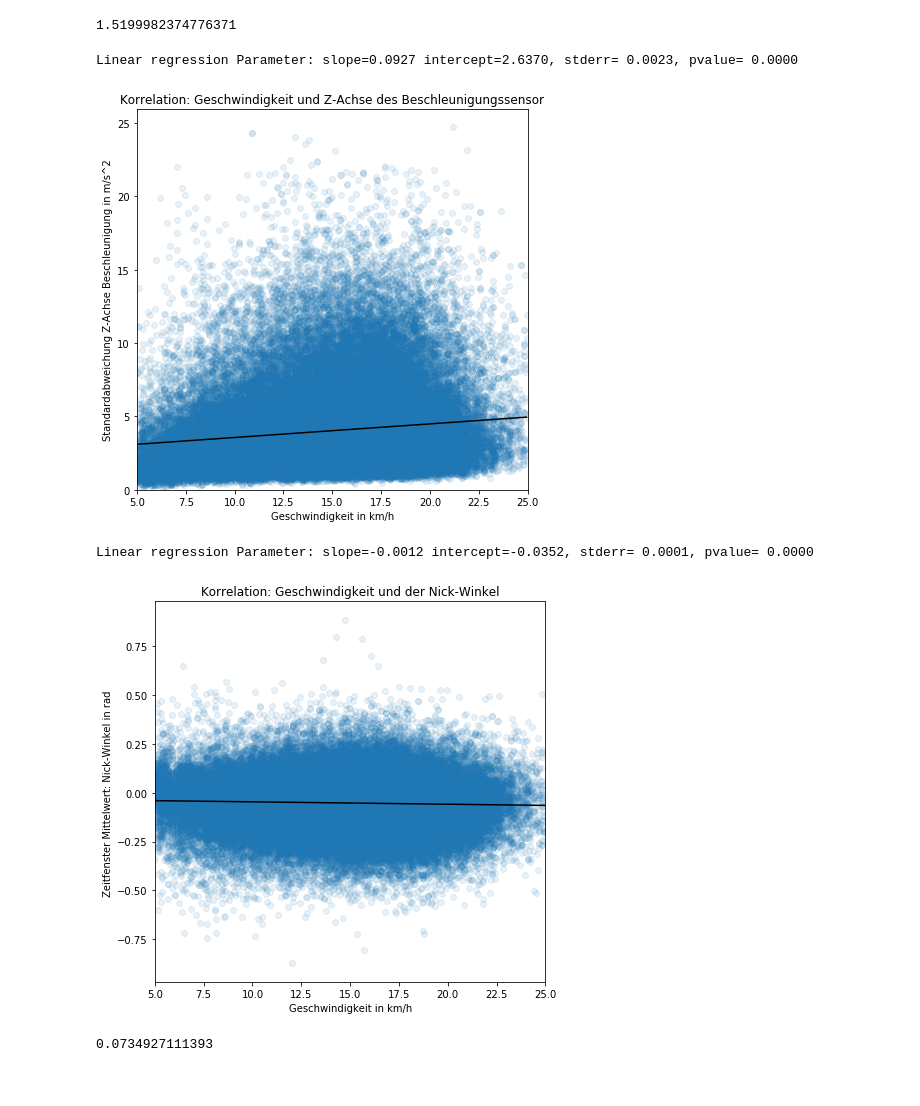
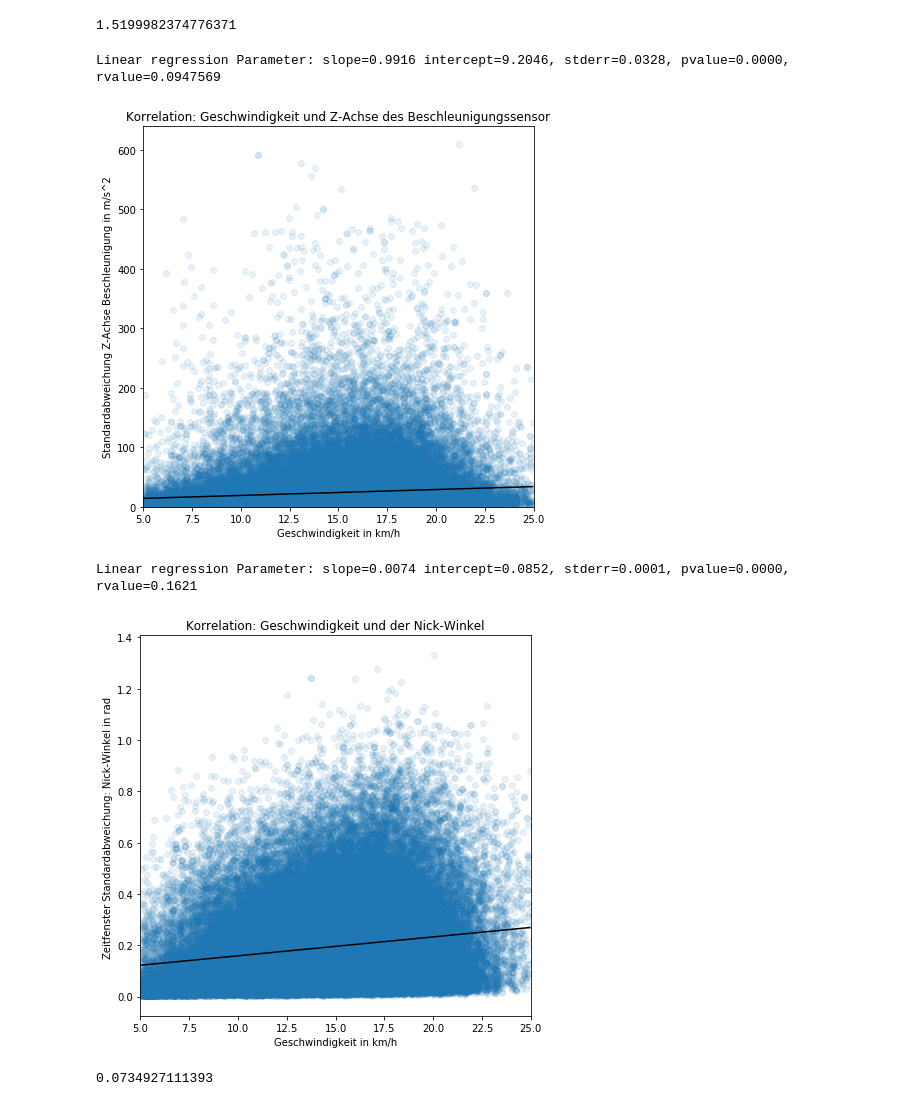
Before and after one commit to SandGreif/FahrradwegeKlassifizierung, a Jupyter notebook: datenvisualisierung/featureCorrelations.ipynb, the cells around one changed output. Cells and saved outputs as stored; diff of their text form; code cells hidden in the pictures.

```diff
--- a/datenvisualisierung/featureCorrelations.ipynb
+++ b/datenvisualisierung/featureCorrelations.ipynb
@@ -310,8 +350,8 @@ intercept
 # %%
 from scipy.stats import linregress
 plt.figure(figsize=(7,7))
-slope, intercept, rvalue, pvalue, stderr = linregress(featuresDf['Geschwindigkeit in km/h'],featuresDf['Standardabweichung Z-Achse Beschleunigung in m/s^2'])
-plt.scatter(featuresDf['Geschwindigkeit in km/h'],featuresDf['Standardabweichung Z-Achse Beschleunigung in m/s^2'], label='original data', alpha = 0.1)
+slope, intercept, rvalue, pvalue, stderr = linregress(featuresDf['Geschwindigkeit in km/h'],featuresDf['Varianz Z-Achse Beschleunigung in m/s^2'])
+plt.scatter(featuresDf['Geschwindigkeit in km/h'],featuresDf['Varianz Z-Achse Beschleunigung in m/s^2'], label='original data', alpha = 0.1)
 plt.plot(featuresDf['Geschwindigkeit in km/h'].sort_values(), intercept + slope*featuresDf['Geschwindigkeit in km/h'].sort_values()
 , 'k', label='fitted line')
 plt.xlim(5,25)
@@ -320,27 +360,27 @@ plt.title('Korrelation: Geschwindigkeit und Z-Achse des Beschleunigungssensor')
 plt.xlabel('Geschwindigkeit in km/h')
 plt.ylabel('Standardabweichung Z-Achse Beschleunigung in m/s^2')
 #plt.savefig('KorrelationGeschwindigkeitStandardabweichungZAchseBeschleunigung')
-print('Linear regression Parameter: slope=%.4f intercept=%.4f, stderr= %.4f, pvalue= %.4f' % (slope, intercept, stderr, pvalue))
+print('Linear regression Parameter: slope=%.4f intercept=%.4f, stderr=%.4f, pvalue=%.4f, rvalue=%.7f' % (slope, intercept, stderr, pvalue, rvalue))
 # %% [output]
-Linear regression Parameter: slope=0.0927 intercept=2.6370, stderr= 0.0023, pvalue= 0.0000
+Linear regression Parameter: slope=0.9916 intercept=9.2046, stderr=0.0328, pvalue=0.0000, rvalue=0.0947569
-[figure, old version]
+[figure, new version]
 # %%
 from scipy.stats import linregress
 plt.figure(figsize=(7,7))
-slope, intercept, rvalue, pvalue, stderr = linregress(featuresDf['Geschwindigkeit in km/h'],featuresDf['Mittelwert Nick in rad'])
-plt.scatter(featuresDf['Geschwindigkeit in km/h'],featuresDf['Mittelwert Nick in rad'], label='original data', alpha = 0.1)
+slope, intercept, rvalue, pvalue, stderr = linregress(featuresDf['Geschwindigkeit in km/h'],featuresDf['Varianz Nick in rad'])
+plt.scatter(featuresDf['Geschwindigkeit in km/h'],featuresDf['Varianz Nick in rad'], label='original data', alpha = 0.1)
 plt.plot(featuresDf['Geschwindigkeit in km/h'].sort_values(), intercept + slope*featuresDf['Geschwindigkeit in km/h'].sort_values()
 , 'k', label='fitted line')
 plt.xlim(5,25)
 #plt.ylim(0,)
 plt.title('Korrelation: Geschwindigkeit und der Nick-Winkel')
 plt.xlabel('Geschwindigkeit in km/h')
-plt.ylabel('Zeitfenster Mittelwert: Nick-Winkel in rad ')
+plt.ylabel('Zeitfenster Standardabweichung: Nick-Winkel in rad ')
 #plt.savefig('KorrelationGeschwindigkeitMittelwertNickWinkelohneAbs')
-print('Linear regression Parameter: slope=%.4f intercept=%.4f, stderr= %.4f, pvalue= %.4f' % (slope, intercept, stderr, pvalue))
+print('Linear regression Parameter: slope=%.4f intercept=%.4f, stderr=%.4f, pvalue=%.4f, rvalue=%.4f' % (slope, intercept, stderr, pvalue, rvalue))
 # %% [output]
-Linear regression Parameter: slope=-0.0012 intercept=-0.0352, stderr= 0.0001, pvalue= 0.0000
+Linear regression Parameter: slope=0.0074 intercept=0.0852, stderr=0.0001, pvalue=0.0000, rvalue=0.1621
-[figure, old version]
+[figure, new version]
 # %%
 print(featuresDf[featuresDf['Geschwindigkeit in km/h'] >= 20].size / featuresDf.size)
 # %% [output]
```
Also changed, not shown: parts of 4 cells of this notebook.
